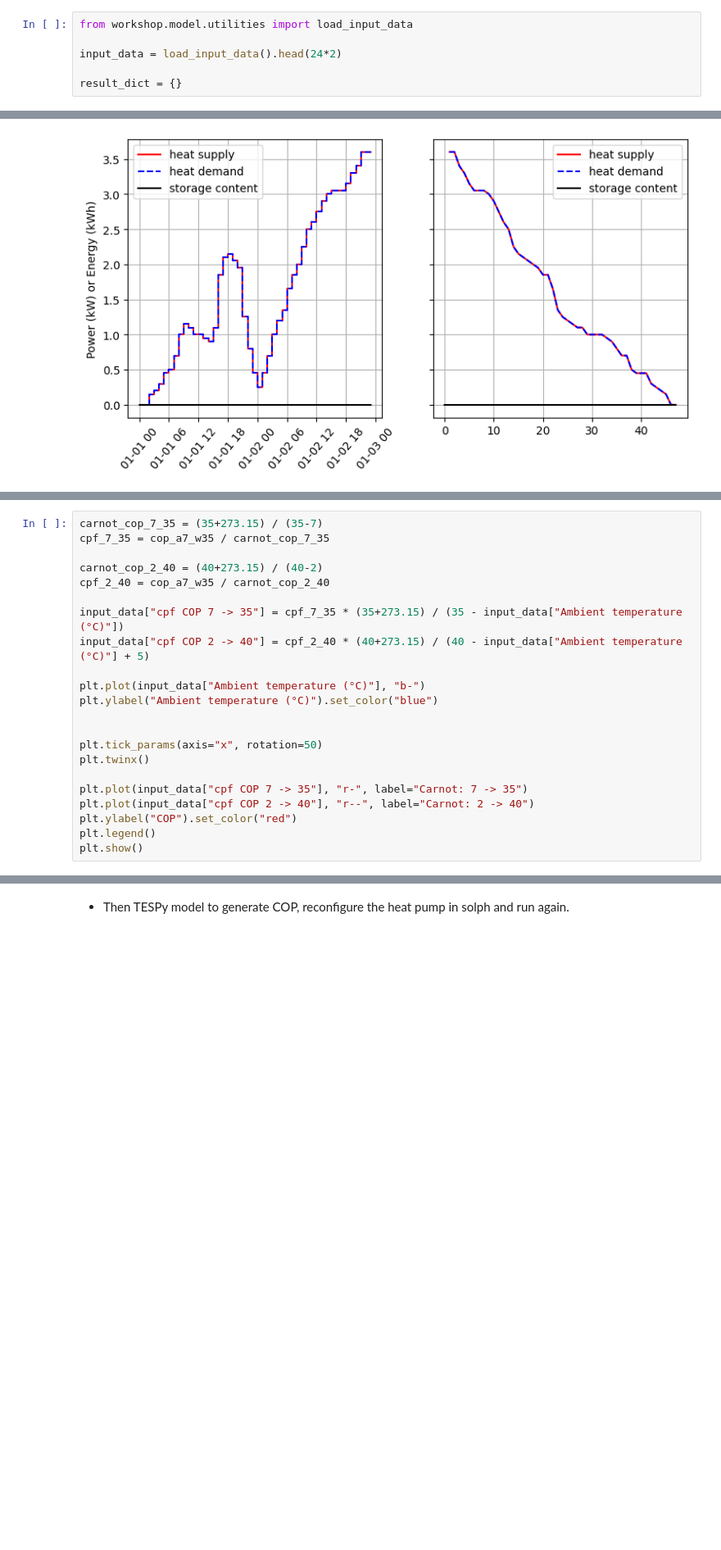
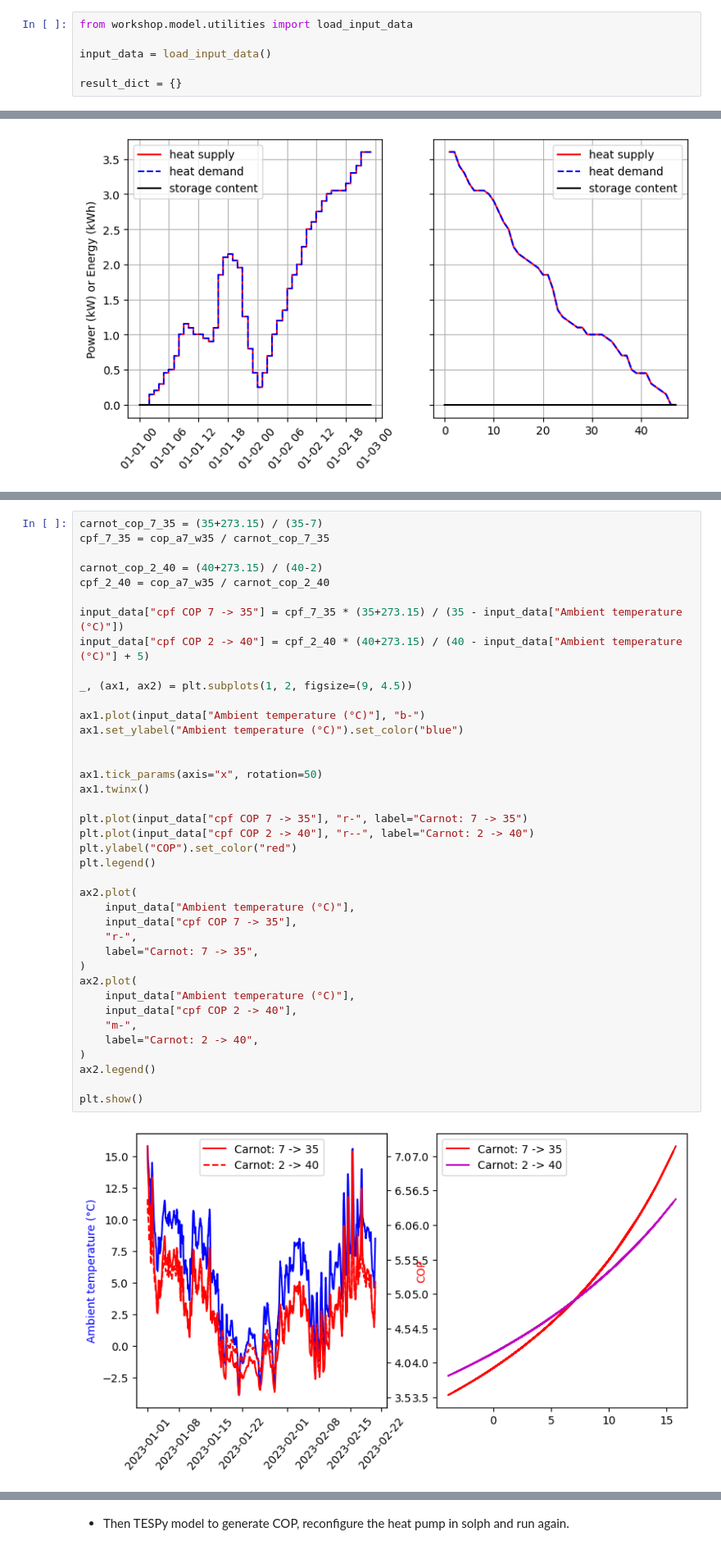
Before and after one commit to oemof/heat-pump-tutorial, a Jupyter notebook: heat-pump-solph.ipynb, the cells around one changed output, grey strips where cells are left out. Shown at 82% size. Drawn from its saved outputs; the diff is of its cells as text; blank space fills up the shorter version.

```diff
--- a/heat-pump-solph.ipynb
+++ b/heat-pump-solph.ipynb
@@ -9,7 +9,7 @@
 # %%
 from workshop.model.utilities import load_input_data
 
-input_data = load_input_data().head(24*2)
+input_data = load_input_data()
 
 result_dict = {}
 # %%
@@ -120,23 +120,42 @@ Temperature-dependent COP
 # %%
 carnot_cop_7_35 = (35+273.15) / (35-7)
 cpf_7_35 = cop_a7_w35 / carnot_cop_7_35
 
 carnot_cop_2_40 = (40+273.15) / (40-2)
 cpf_2_40 = cop_a7_w35 / carnot_cop_2_40
 
 input_data["cpf COP 7 -> 35"] = cpf_7_35 * (35+273.15) / (35 - input_data["Ambient temperature (°C)"])
 input_data["cpf COP 2 -> 40"] = cpf_2_40 * (40+273.15) / (40 - input_data["Ambient temperature (°C)"] + 5)
 
-plt.plot(input_data["Ambient temperature (°C)"], "b-")
-plt.ylabel("Ambient temperature (°C)").set_color("blue")
+_, (ax1, ax2) = plt.subplots(1, 2, figsize=(9, 4.5))
+
+ax1.plot(input_data["Ambient temperature (°C)"], "b-")
+ax1.set_ylabel("Ambient temperature (°C)").set_color("blue")
 
 
-plt.tick_params(axis="x", rotation=50)
-plt.twinx()
+ax1.tick_params(axis="x", rotation=50)
+ax1.twinx()
 
 plt.plot(input_data["cpf COP 7 -> 35"], "r-", label="Carnot: 7 -> 35")
 plt.plot(input_data["cpf COP 2 -> 40"], "r--", label="Carnot: 2 -> 40")
 plt.ylabel("COP").set_color("red")
 plt.legend()
+
+ax2.plot(
+    input_data["Ambient temperature (°C)"],
+    input_data["cpf COP 7 -> 35"],
+    "r-",
+    label="Carnot: 7 -> 35",
+)
+ax2.plot(
+    input_data["Ambient temperature (°C)"],
+    input_data["cpf COP 2 -> 40"],
+    "m-",
+    label="Carnot: 2 -> 40",
+)
+ax2.legend()
+
 plt.show()
+# %% [output]
+[figure, added]
 # %%
```
Also changed, not shown: parts of 9 cells of this notebook.
